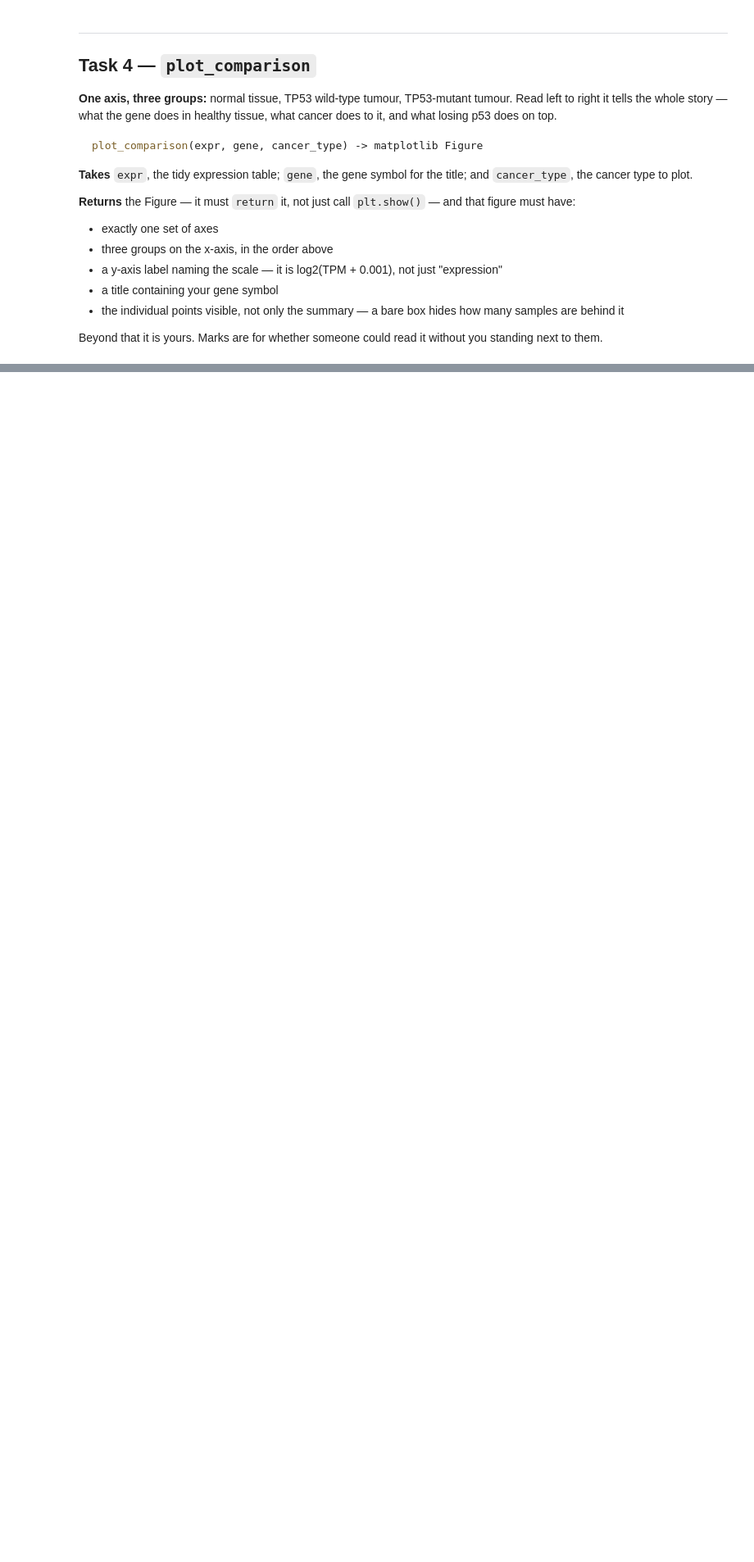
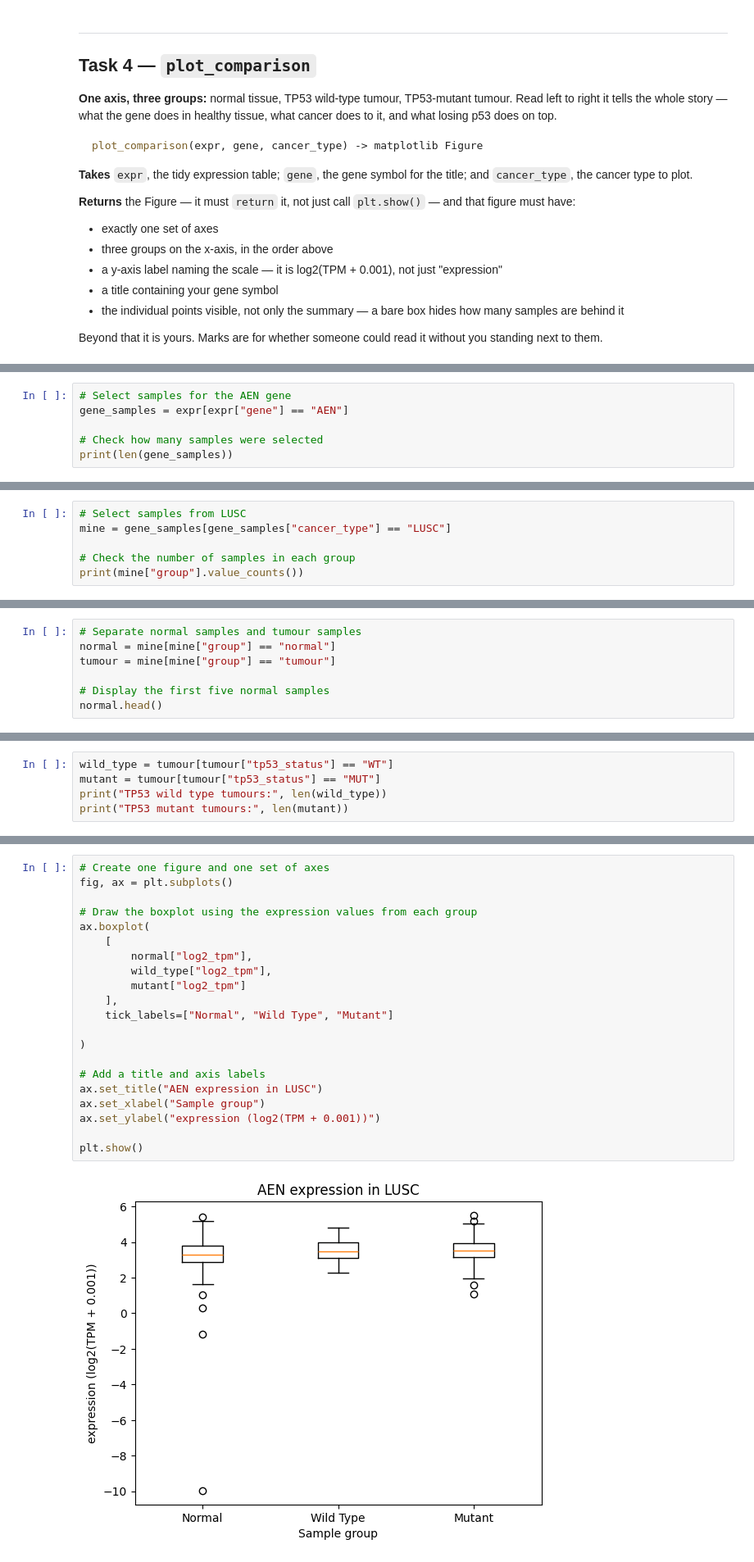
Before and after one commit to vt214-cyber/project2-tcga-p53-capstone-project, a Jupyter notebook: 02_p53_analysis.ipynb, the cells around one changed output, grey strips where cells are left out. Shown at 82% size. Cells and saved outputs as stored; diff of their text form; blank space fills up the shorter version.

```diff
--- a/02_p53_analysis.ipynb
+++ b/02_p53_analysis.ipynb
@@ -585,0 +742,6 @@ def plot_comparison(expr, gene, cancer_type):
+# %%
+# Select samples for the AEN gene
+gene_samples = expr[expr["gene"] == "AEN"]
+
+# Check how many samples were selected
+print(len(gene_samples))
@@ -585,0 +750,6 @@ def plot_comparison(expr, gene, cancer_type):
+# %%
+# Select samples from LUSC
+mine = gene_samples[gene_samples["cancer_type"] == "LUSC"]
+
+# Check the number of samples in each group
+print(mine["group"].value_counts())
@@ -585,0 +761,7 @@ def plot_comparison(expr, gene, cancer_type):
+# %%
+# Separate normal samples and tumour samples
+normal = mine[mine["group"] == "normal"]
+tumour = mine[mine["group"] == "tumour"]
+
+# Display the first five normal samples
+normal.head()
@@ -585,0 +775,5 @@ def plot_comparison(expr, gene, cancer_type):
+# %%
+wild_type = tumour[tumour["tp53_status"] == "WT"]
+mutant = tumour[tumour["tp53_status"] == "MUT"]
+print("TP53 wild type tumours:", len(wild_type))
+print("TP53 mutant tumours:", len(mutant))
@@ -585,0 +783,23 @@ def plot_comparison(expr, gene, cancer_type):
+# %%
+# Create one figure and one set of axes
+fig, ax = plt.subplots()
+
+# Draw the boxplot using the expression values from each group
+ax.boxplot(
+    [
+        normal["log2_tpm"],
+        wild_type["log2_tpm"],
+        mutant["log2_tpm"]
+    ],
+    tick_labels=["Normal", "Wild Type", "Mutant"]
+
+)
+
+# Add a title and axis labels
+ax.set_title("AEN expression in LUSC")
+ax.set_xlabel("Sample group")
+ax.set_ylabel("expression (log2(TPM + 0.001))")
+
+plt.show()
+# %% [output]
+[figure, added]
```
Also changed, not shown: parts of 41 cells of this notebook.
